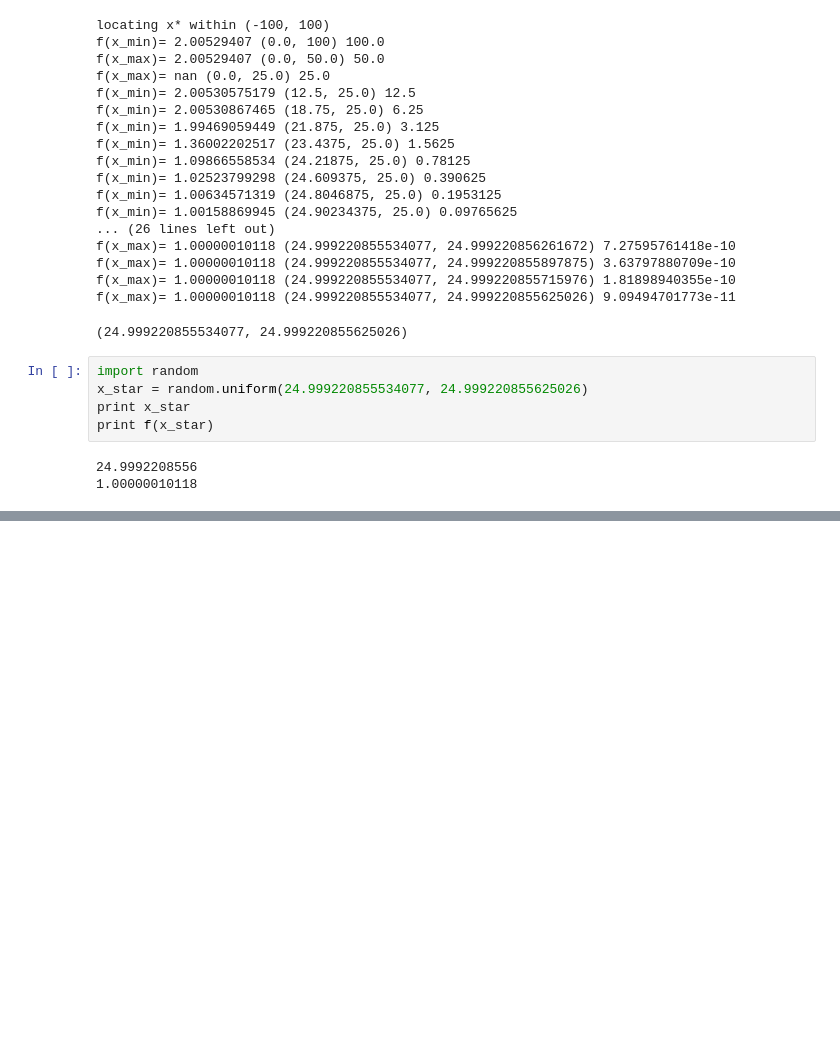
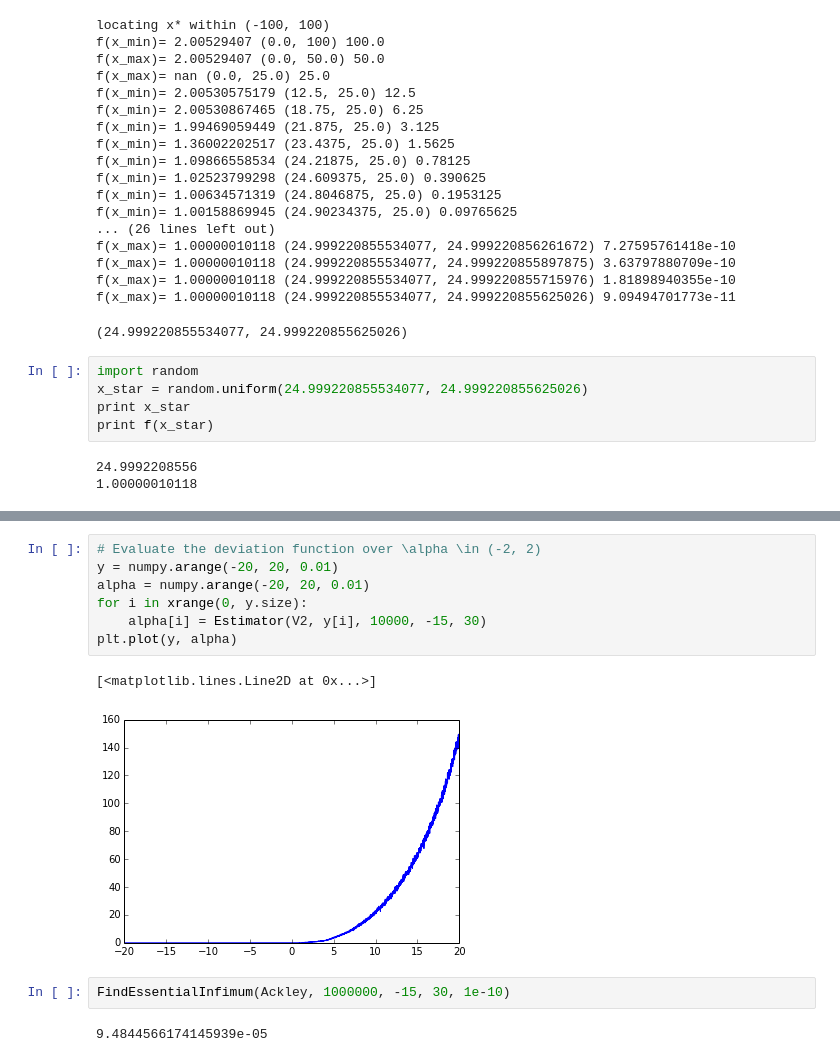
Before and after one commit to robertsdionne/notebooks, a Jupyter notebook: Global Optimization.ipynb, the cells around one changed output, grey strips where cells are left out. Cells and saved outputs as stored; diff of their text form; blank space fills up the shorter version.

```diff
--- a/Global Optimization.ipynb
+++ b/Global Optimization.ipynb
@@ -158,0 +187,14 @@ print f(x_star)
+# %%
+# Evaluate the deviation function over \alpha \in (-2, 2)
+y = numpy.arange(-20, 20, 0.01)
+alpha = numpy.arange(-20, 20, 0.01)
+for i in xrange(0, y.size):
+    alpha[i] = Estimator(V2, y[i], 10000, -15, 30)
+plt.plot(y, alpha)
+# %% [output]
+[<matplotlib.lines.Line2D at 0x...>]
+[figure, added]
+# %%
+FindEssentialInfimum(Ackley, 1000000, -15, 30, 1e-10)
+# %% [output]
+9.4844566174145939e-05
```
Also changed, not shown: parts of 27 cells of this notebook, 1 other file.
